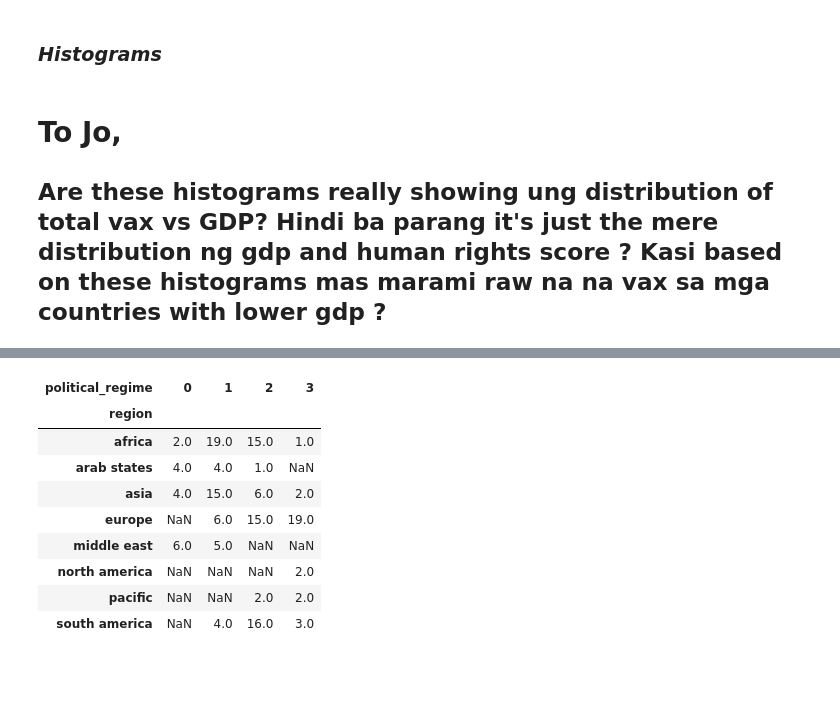
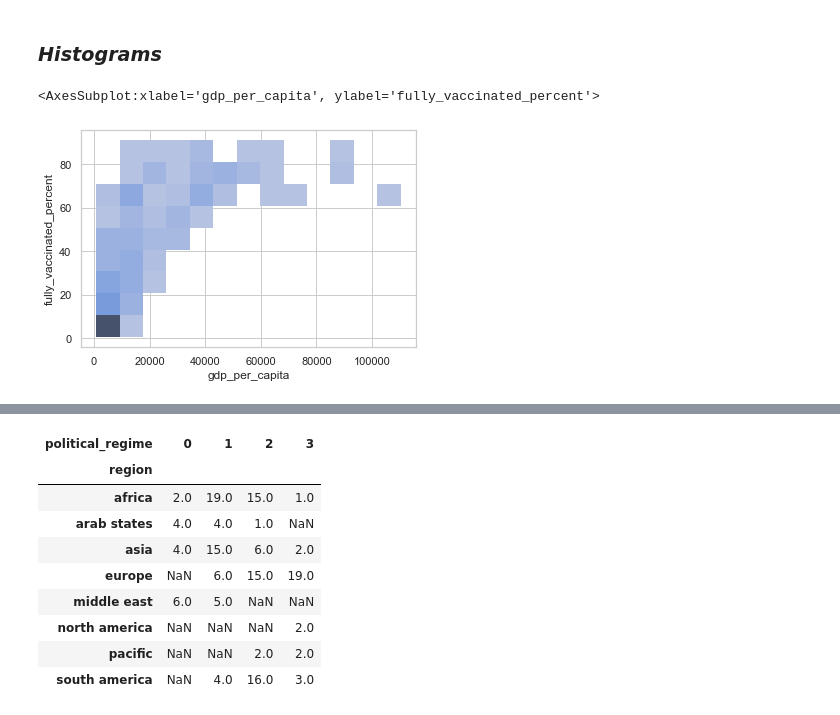
Before and after one commit to RuizLorenzoChavez/DATA100-Finals-COVID-Vaccination-Tracker, a Jupyter notebook: group1-data-storytelling.ipynb, the cells around one changed output, grey strips where cells are left out. Saved outputs shown, nothing was run; the diff lists cells and outputs as text; code cells hidden in the pictures; blank space fills up the shorter version.

```diff
--- a/group1-data-storytelling.ipynb
+++ b/group1-data-storytelling.ipynb
@@ -802,6 +793,8 @@ There is a strong correlation of the total vaccinations to population
 * DV is the total vaccinations
 # %% [markdown]
 ### *Histograms*
-# %% [markdown]
-# To Jo,
-## Are these histograms really showing ung distribution of total vax vs GDP? Hindi ba parang it's just the mere distribution ng gdp and human rights score ? Kasi based on these histograms mas marami raw na na vax sa mga countries with lower gdp ?
+# %%
+sns.histplot(data=prime_dataset, x='gdp_per_capita',y='fully_vaccinated_percent')
+# %% [output]
+<AxesSubplot:xlabel='gdp_per_capita', ylabel='fully_vaccinated_percent'>
+[figure, added]
```
Also changed, not shown: parts of 14 cells of this notebook.
